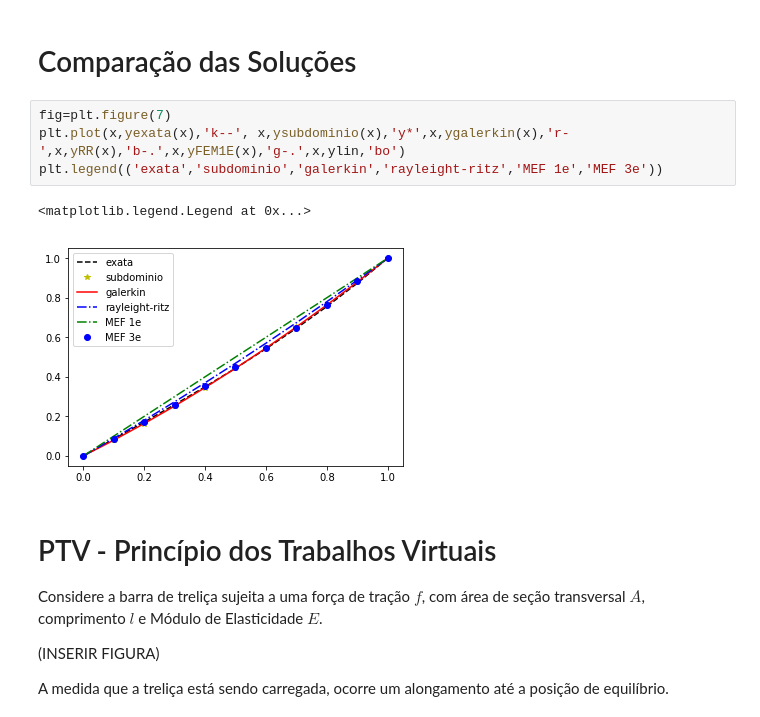
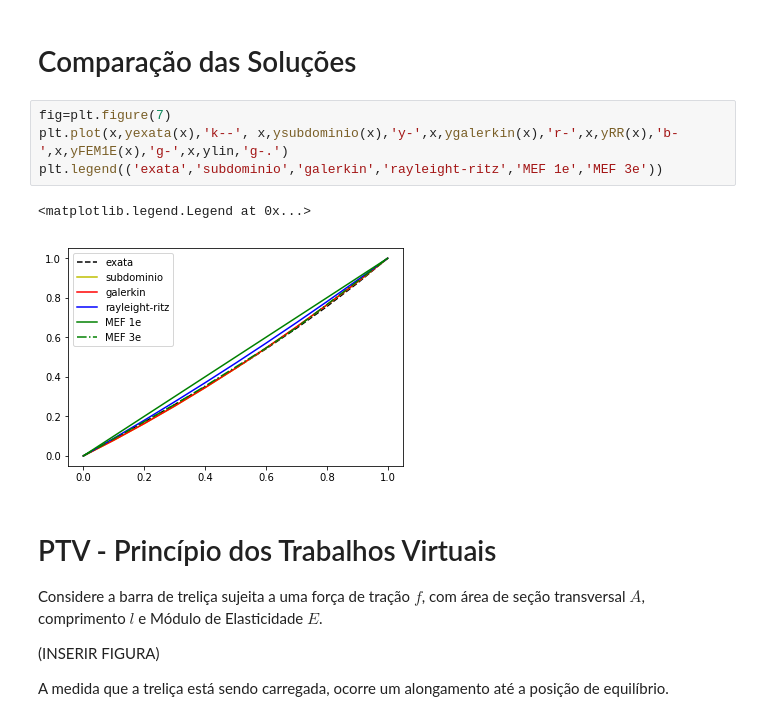
Before and after one commit to noedelima/Uff_MEFpy, a Jupyter notebook: MEFPY.ipynb, the cells around one changed output. Saved outputs shown, nothing was run; the diff lists cells and outputs as text.

```diff
--- a/MEFPY.ipynb
+++ b/MEFPY.ipynb
@@ -733,11 +779,11 @@ DESENVOLVER
 # Comparação das Soluções
 # %%
 fig=plt.figure(7)
-plt.plot(x,yexata(x),'k--', x,ysubdominio(x),'y*',x,ygalerkin(x),'r-',x,yRR(x),'b-.',x,yFEM1E(x),'g-.',x,ylin,'bo')
+plt.plot(x,yexata(x),'k--', x,ysubdominio(x),'y-',x,ygalerkin(x),'r-',x,yRR(x),'b-',x,yFEM1E(x),'g-',x,ylin,'g-.')
 plt.legend(('exata','subdominio','galerkin','rayleight-ritz','MEF 1e','MEF 3e'))
 # %% [output]
 <matplotlib.legend.Legend at 0x...>
-[figure, old version]
+[figure, new version]
 # %% [markdown]
 # PTV - Princípio dos Trabalhos Virtuais
 
```
Also changed, not shown: parts of 7 cells of this notebook.
